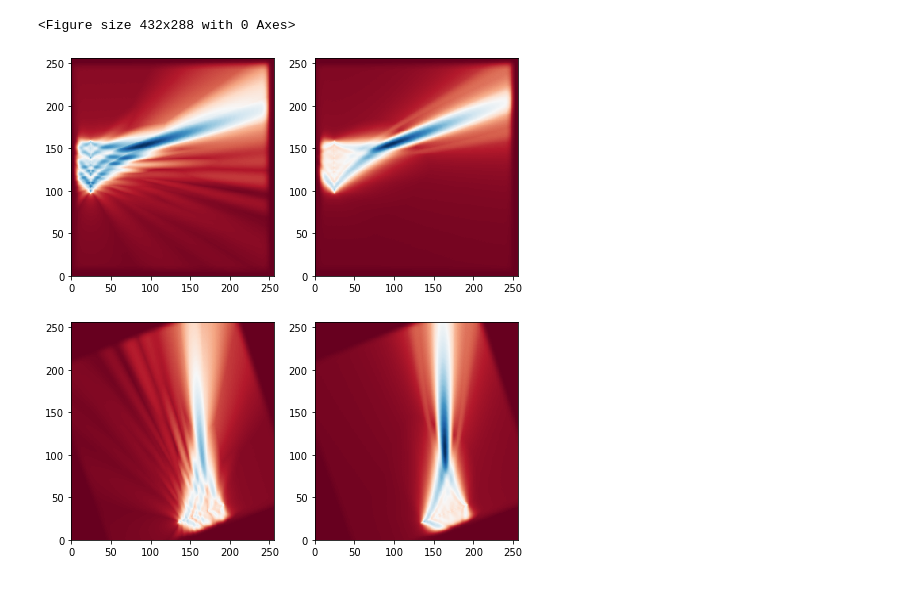
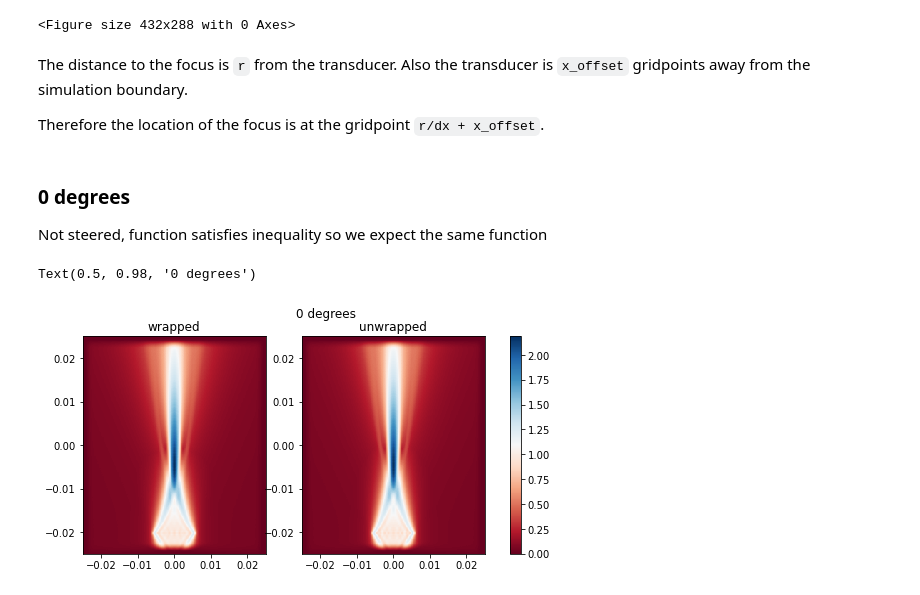
Before and after one commit to kwokkenton/dormouse, a Jupyter notebook: analysis/focus.ipynb, the cells around one changed output. Cells and saved outputs as stored; diff of their text form; code cells hidden in the pictures.

```diff
--- a/analysis/focus.ipynb
+++ b/analysis/focus.ipynb
@@ -16,20 +20,32 @@ unwrap = np.array(sio.loadmat(path + str(angle) + '.mat')['data']['p'][0][0])
-# %%
-plt.set_cmap('RdBu')
-size= 256
-
-fig, ax = plt.subplots(1, 2, figsize=(8, 4))
-X, Y = np.meshgrid(range(size+1), range(size+1))
-quad0 = ax[0].pcolormesh(X, Y, np.max(wrap, axis=2).T)
-quad1 = ax[1].pcolormesh(X, Y, np.max(unwrap, axis=2).T)
-# %% [output]
-<Figure size 432x288 with 0 Axes>
-[figure, removed]
 # %%
-fig, ax = plt.subplots(1, 2, figsize=(8, 4))
-max = np.max(unwrap)
+# Grid parameters
+N = 256         # Number of grid points
+size = 50e-3    # [m]
+dx = size/N
+x_offset = 20
 
-X, Y = np.meshgrid(range(size+1), range(size+1))
-quad0 = ax[0].pcolormesh(X, Y, rotate(np.max(wrap, axis=2), angle=-angle, reshape=0), vmin = 0, vmax = max)
-quad1 = ax[1].pcolormesh(X, Y, rotate(np.max(unwrap, axis=2), angle=-angle, reshape=0), vmin =0, vmax= max)
+# Steering parameters
+r = 20e-3       # steering radius [m]
+
+# Plot parameters and variables
+plt.set_cmap('RdBu')
+x = np.linspace(-1, 1, N + 1) * size/2
+y = x
+X, Y = np.meshgrid(x, y)
+
+def power_plot(wrap, unwrap):
+    fig, ax = plt.subplots(1, 2, figsize=(9, 4))
+    max = np.max(unwrap)
+    quad0 = ax[0].pcolormesh(X, Y, np.max(wrap, axis=2), vmin = 0, vmax = max)
+    quad1 = ax[1].pcolormesh(X, Y, np.max(unwrap, axis=2), vmin = 0, vmax = max)
+
+    ax[0].set_title('wrapped')
+    ax[1].set_title('unwrapped')
+
+    return fig, ax, quad0, quad1
 # %% [output]
-[figure, removed]
+<Figure size 432x288 with 0 Axes>
+# %% [markdown]
+The distance to the focus is `r` from the transducer. Also the transducer is `x_offset` gridpoints away from the simulation boundary.
+
+Therefore the location of the focus is at the gridpoint `r/dx + x_offset`.
@@ -35,0 +54,15 @@ quad1 = ax[1].pcolormesh(X, Y, rotate(np.max(unwrap, axis=2), angle=-angle, resh
+# %% [markdown]
+### 0 degrees
+Not steered, function satisfies inequality so we expect the same function
+# %%
+angle = 0
+
+wrap = np.load('../processed_data/0222_focus_wrap_0.npy')
+unwrap = np.load('../processed_data/0222_focus_0.npy')
+
+fig, ax, quad0, quad1 = power_plot(wrap[0], unwrap[0])
+fig.colorbar(quad0, ax=ax)
+fig.suptitle('0 degrees')
+# %% [output]
+Text(0.5, 0.98, '0 degrees')
+[figure, added]
```
Also changed, not shown: parts of 22 cells of this notebook, 2 other files.
